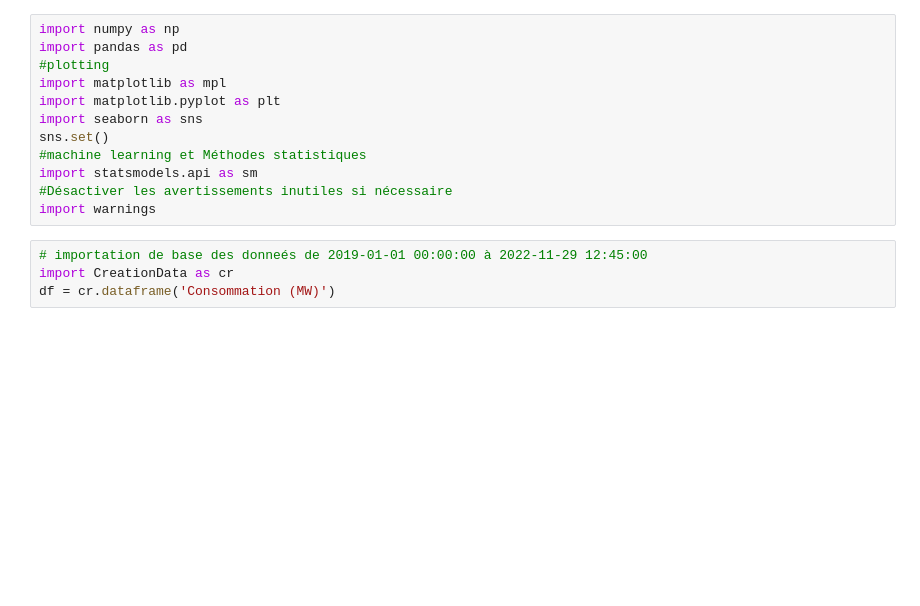
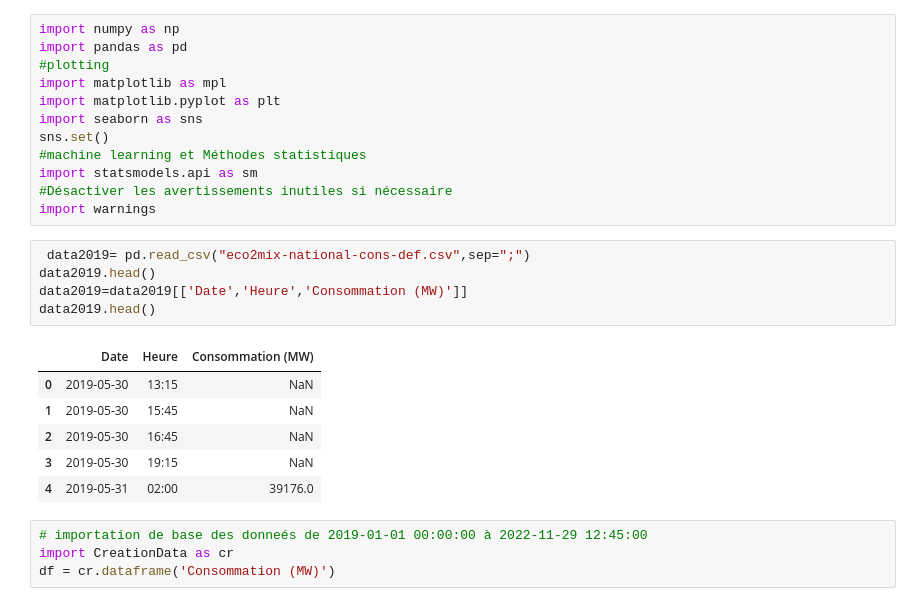
Before and after one commit to maryaamm01/HAX712X_Projet_METH, a Jupyter notebook: meth/prediction/prediction_model_8_dec.ipynb, the cells around one changed output. Saved outputs shown, nothing was run; the diff lists cells and outputs as text; blank space fills up the shorter version.

```diff
--- a/meth/prediction/prediction_model_8_dec.ipynb
+++ b/meth/prediction/prediction_model_8_dec.ipynb
@@ -14,6 +14,18 @@ sns.set()
 import statsmodels.api as sm
 #Désactiver les avertissements inutiles si nécessaire
 import warnings
+# %%
+ data2019= pd.read_csv("eco2mix-national-cons-def.csv",sep=";")
+data2019.head()
+data2019=data2019[['Date','Heure','Consommation (MW)']]
+data2019.head()
+# %% [output]
+|  | Date | Heure | Consommation (MW) |
+| 0 | 2019-05-30 | 13:15 | NaN |
+| 1 | 2019-05-30 | 15:45 | NaN |
+| 2 | 2019-05-30 | 16:45 | NaN |
+| 3 | 2019-05-30 | 19:15 | NaN |
+| 4 | 2019-05-31 | 02:00 | 39176.0 |
 # %%
 # importation de base des donneés de 2019-01-01 00:00:00 à 2022-11-29 12:45:00
 import CreationData as cr
```
Also changed, not shown: 1 other file.
